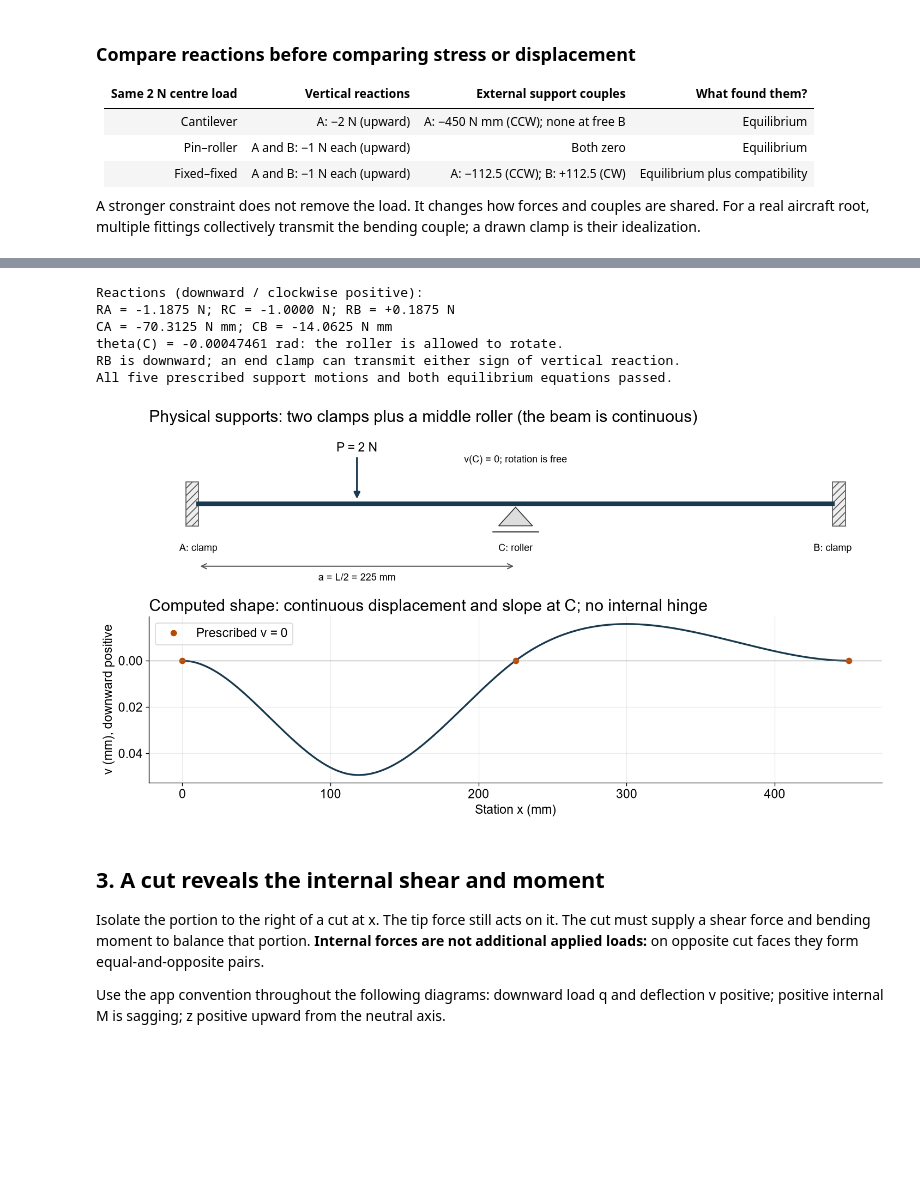
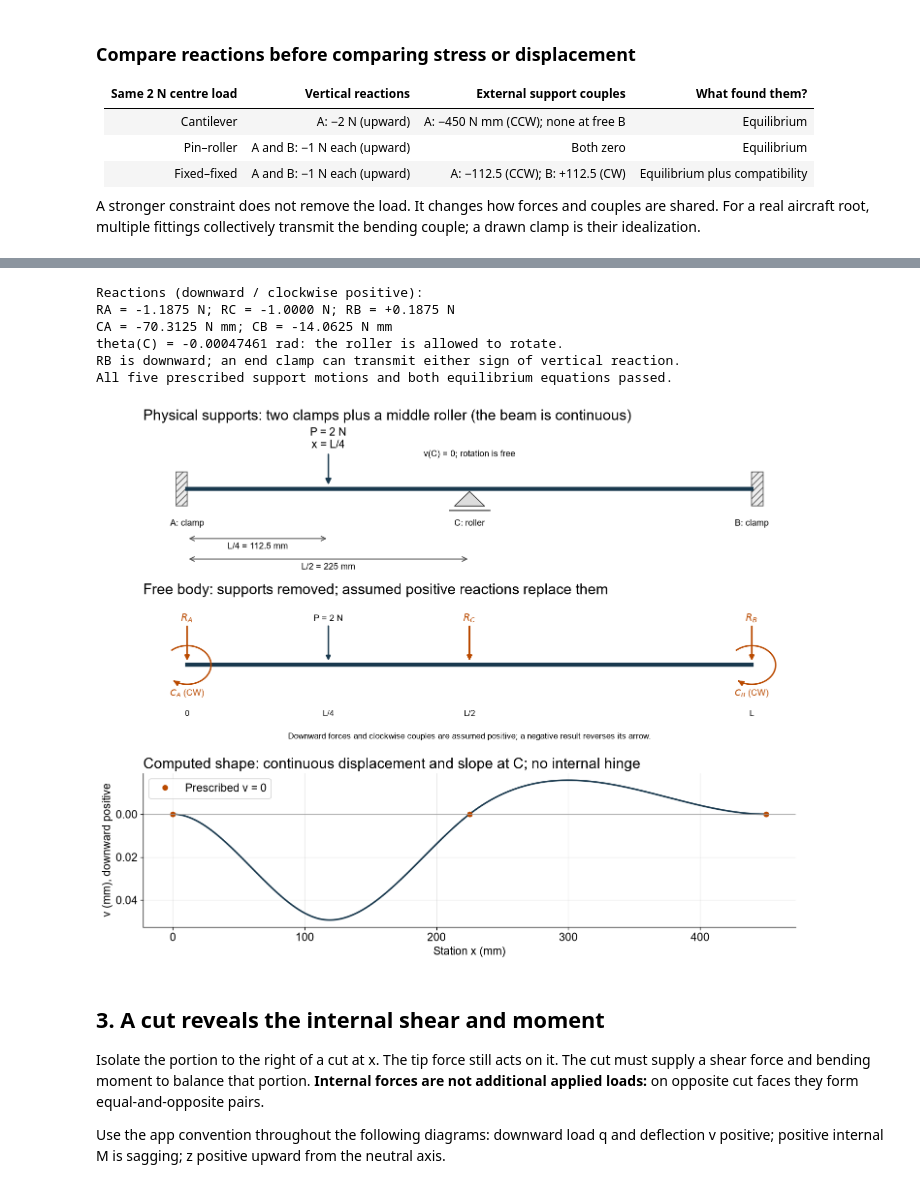
Before and after one commit to Ehsan-Roohi/Aerospace-Structures, a Jupyter notebook: notebooks/MIE446_Lecture_03_Beam_Reactions_Stress_and_Deflection.ipynb, the cells around one changed output, grey strips where cells are left out. Saved outputs shown, nothing was run; the diff lists cells and outputs as text; code cells hidden in the pictures; blank space fills up the shorter version.

Commit message:
Add middle-support free body and explain each compatibility equation

```diff
--- a/notebooks/MIE446_Lecture_03_Beam_Reactions_Stress_and_Deflection.ipynb
+++ b/notebooks/MIE446_Lecture_03_Beam_Reactions_Stress_and_Deflection.ipynb
@@ -747,7 +794,7 @@ This is still the integration method used in this lecture. A later unit-load/fle
 #@title A fixed-fixed beam with an additional middle roller: solve and check
 import numpy as np
 import matplotlib.pyplot as plt
-from matplotlib.patches import Rectangle, Polygon
+from matplotlib.patches import Rectangle, Polygon, FancyArrowPatch
 
 
 def lecture03_middle_support_example():
@@ -757,7 +804,7 @@ def lecture03_middle_support_example():
     rigidity = elastic_modulus * inertia
 
     def reactions(load_station):
-        # Columns: CA, RA, RC. Rows: theta(L), v(L), v(a).
+        # Columns: CA, RA, RC. Rows: theta(L), v(L), v(L/2).
         matrix = np.array([[span, -span**2/2, -(span-support)**2/2],
                            [span**2/2, -span**3/6, -(span-support)**3/6],
                            [support**2/2, -support**3/6, 0.0]])
@@ -792,45 +839,67 @@ def lecture03_middle_support_example():
     print("RB is downward; an end clamp can transmit either sign of vertical reaction.")
     print("All five prescribed support motions and both equilibrium equations passed.")
 
-    fig, axes = plt.subplots(2,1,figsize=(12,6.3),layout='constrained')
+    fig, axes = plt.subplots(3,1,figsize=(12,9.5),layout='constrained')
     ax = axes[0]
     ax.set_title("Physical supports: two clamps plus a middle roller (the beam is continuous)",loc='left')
     ax.plot([0,span],[0,0],lw=5,color='#19394e')
     for x0 in [-9,span]:
         ax.add_patch(Rectangle((x0,-20),9,40,facecolor='#eeeeee',edgecolor='#555555',hatch='///'))
     ax.add_patch(Polygon([[support, -3],[support-12,-20],[support+12,-20]],closed=True,
                          facecolor='#dddddd',edgecolor='#333333'))
     ax.plot([support-16,support+16],[-25,-25],color='#555555')
-    ax.annotate('P = 2 N', (force_at,3),(force_at,48),ha='center',
+    ax.annotate('P = 2 N\nx = L/4', (force_at,3),(force_at,48),ha='center',
                 arrowprops=dict(arrowstyle='-|>',lw=2,color='#19394e'))
     for station,label in [(0,'A: clamp'),(support,'C: roller'),(span,'B: clamp')]:
         ax.text(station,-43,label,ha='center',fontsize=11)
     ax.text(support,38,'v(C) = 0; rotation is free',ha='center',fontsize=11)
-    ax.annotate('', (0,-57), (support,-57),
-                arrowprops=dict(arrowstyle='<->',color='#555555',lw=1.2))
-    ax.text(support/2,-70,'a = L/2 = 225 mm',ha='center',fontsize=11)
-    ax.set_xlim(-35,485);ax.set_ylim(-82,70);ax.axis('off')
+    for end,height,label in [(force_at,-58,'L/4 = 112.5 mm'),(support,-82,'L/2 = 225 mm')]:
+        ax.annotate('', (0,height), (end,height),
+                    arrowprops=dict(arrowstyle='<->',color='#555555',lw=1.2))
+        ax.text(end/2,height-12,label,ha='center',fontsize=11)
+    ax.set_xlim(-35,485);ax.set_ylim(-105,75);ax.axis('off')
     ax = axes[1]
+    ax.set_title('Free body: supports removed; assumed positive reactions replace them',loc='left')
+    ax.plot([0,span],[0,0],lw=5,color='#19394e')
+    for station,name in [(0,r'$R_A$'),(support,r'$R_C$'),(span,r'$R_B$')]:
+        ax.annotate(name,(station,3),(station,50),ha='center',fontsize=12,color='#ba4a00',
+                    arrowprops=dict(arrowstyle='-|>',lw=2,color='#ba4a00'))
+    ax.annotate('P = 2 N',(force_at,3),(force_at,50),ha='center',fontsize=11,
+                arrowprops=dict(arrowstyle='-|>',lw=2,color='#19394e'))
+    # Decreasing angle makes the ASSUMED reaction couples clockwise.
+    for station,name in [(0,r'$C_A$'),(span,r'$C_B$')]:
+        angles=np.linspace(np.deg2rad(130),np.deg2rad(-130),100)
+        xx=station+19*np.cos(angles);yy=22*np.sin(angles)
+        ax.plot(xx[:-4],yy[:-4],color='#ba4a00',lw=1.8)
+        ax.add_patch(FancyArrowPatch((xx[-5],yy[-5]),(xx[-1],yy[-1]),
+                                    arrowstyle='-|>',mutation_scale=13,lw=1.8,color='#ba4a00'))
+        ax.text(station,-35,name+' (CW)',ha='center',fontsize=11,color='#ba4a00')
+    for station,label in [(0,'0'),(force_at,'L/4'),(support,'L/2'),(span,'L')]:
+        ax.text(station,-58,label,ha='center',fontsize=10)
+    ax.text(span/2,-84,'Downward forces and clockwise couples are assumed positive; a negative result reverses its arrow.',
+            ha='center',fontsize=10)
+    ax.set_xlim(-35,485);ax.set_ylim(-100,75);ax.axis('off')
+    ax = axes[2]
     positions = np.unique(np.r_[np.linspace(0,span,901),support,force_at])
     ax.plot(positions,displacement(positions),color='#19394e',lw=2)
     ax.plot([0,support,span],[0,0,0],'o',color='#ba4a00',label='Prescribed v = 0')
     ax.axhline(0,color='#999999',lw=.7)
     ax.set_xlabel('Station x (mm)');ax.set_ylabel('v (mm), downward positive')
     ax.invert_yaxis();ax.grid(alpha=.25);ax.legend(loc='best')
     ax.set_title('Computed shape: continuous displacement and slope at C; no internal hinge',loc='left')
     return fig
 
 
 lecture03_middle_support_example()
 plt.show()
 # %% [output]
 Reactions (downward / clockwise positive):
 RA = -1.1875 N; RC = -1.0000 N; RB = +0.1875 N
 CA = -70.3125 N mm; CB = -14.0625 N mm
 theta(C) = -0.00047461 rad: the roller is allowed to rotate.
 RB is downward; an end clamp can transmit either sign of vertical reaction.
 All five prescribed support motions and both equilibrium equations passed.
-[figure, old version]
+[figure, new version]
 # %% [markdown]
 ## 3. A cut reveals the internal shear and moment
 
```
Also changed, not shown: parts of 7 cells of this notebook, 3 other files.
